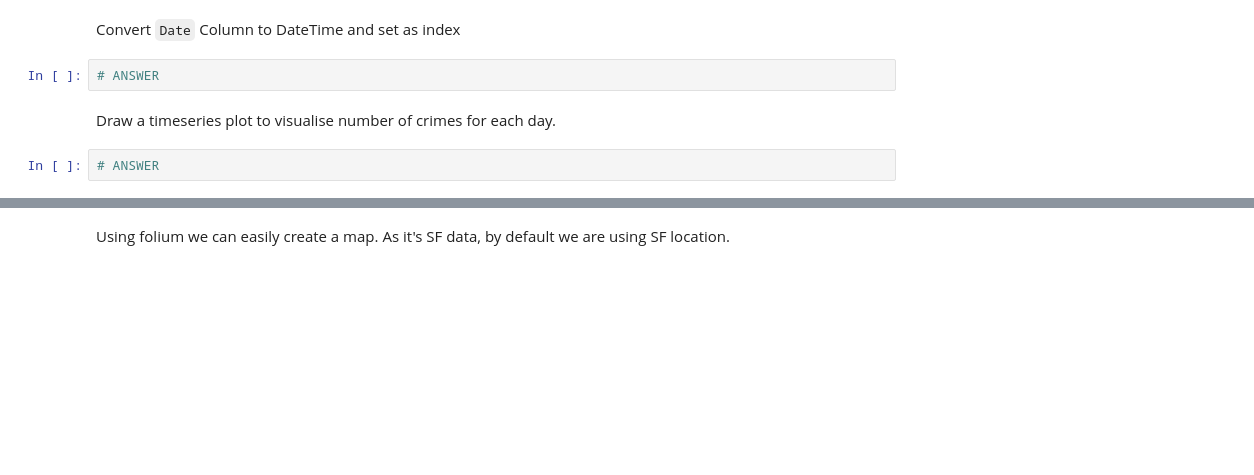
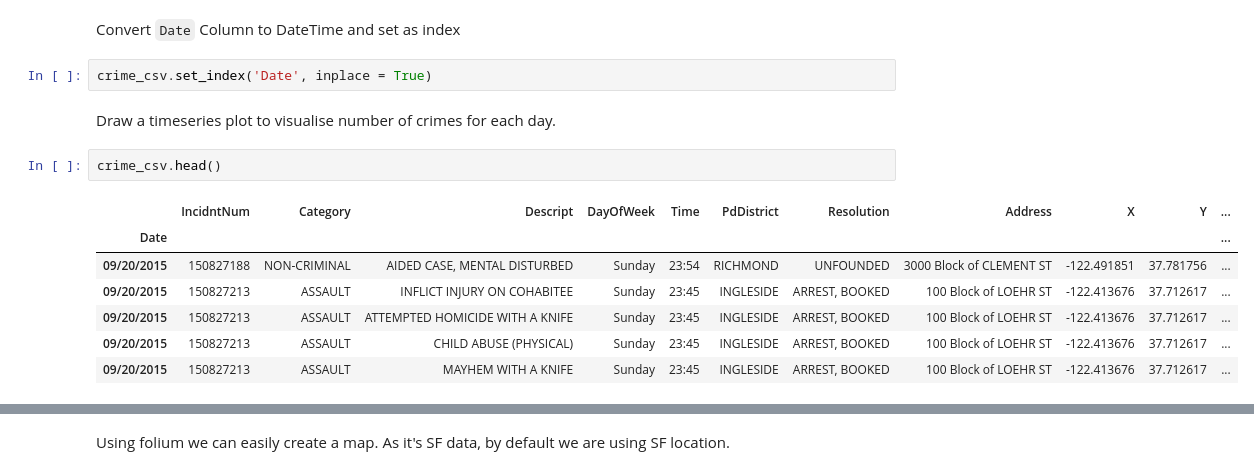
Before and after one commit to evankerivan/IOD, a Jupyter notebook: module2/Lab 2/IOD_Lab-2_1_2.ipynb, the cells around one changed output, grey strips where cells are left out. Cells and saved outputs as stored; diff of their text form; blank space fills up the shorter version.

```diff
--- a/module2/Lab 2/IOD_Lab-2_1_2.ipynb
+++ b/module2/Lab 2/IOD_Lab-2_1_2.ipynb
@@ -443,5 +544,5 @@ crime_csv = 'SFPD_Incidents_-_Current_Year__2015_.csv'
 # %% [markdown]
 Convert `Date` Column to DateTime and set as index
-# %%
-# ANSWER
+# %%
+crime_csv.set_index('Date', inplace = True)
 # %% [markdown]
@@ -448,3 +550,11 @@ Convert `Date` Column to DateTime and set as index
 Draw a timeseries plot to visualise number of crimes for each day.
-# %%
-# ANSWER
+# %%
+crime_csv.head()
+# %% [output]
+|  | IncidntNum | Category | Descript | DayOfWeek | Time | PdDistrict | Resolution | Address | X | Y | ... |
+| Date |  |  |  |  |  |  |  |  |  |  | ... |
+| 09/20/2015 | 150827188 | NON-CRIMINAL | AIDED CASE, MENTAL DISTURBED | Sunday | 23:54 | RICHMOND | UNFOUNDED | 3000 Block of CLEMENT ST | -122.491851 | 37.781756 | ... |
+| 09/20/2015 | 150827213 | ASSAULT | INFLICT INJURY ON COHABITEE | Sunday | 23:45 | INGLESIDE | ARREST, BOOKED | 100 Block of LOEHR ST | -122.413676 | 37.712617 | ... |
+| 09/20/2015 | 150827213 | ASSAULT | ATTEMPTED HOMICIDE WITH A KNIFE | Sunday | 23:45 | INGLESIDE | ARREST, BOOKED | 100 Block of LOEHR ST | -122.413676 | 37.712617 | ... |
+| 09/20/2015 | 150827213 | ASSAULT | CHILD ABUSE (PHYSICAL) | Sunday | 23:45 | INGLESIDE | ARREST, BOOKED | 100 Block of LOEHR ST | -122.413676 | 37.712617 | ... |
+| 09/20/2015 | 150827213 | ASSAULT | MAYHEM WITH A KNIFE | Sunday | 23:45 | INGLESIDE | ARREST, BOOKED | 100 Block of LOEHR ST | -122.413676 | 37.712617 | ... |
```
Also changed, not shown: parts of 24 cells of this notebook, 14 other files.
